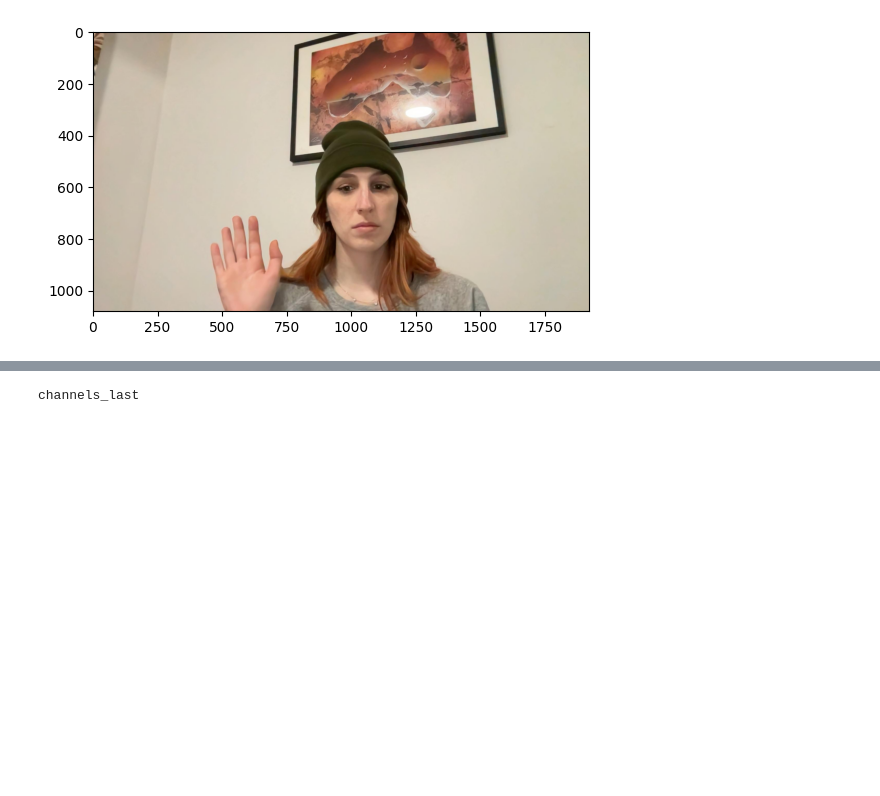
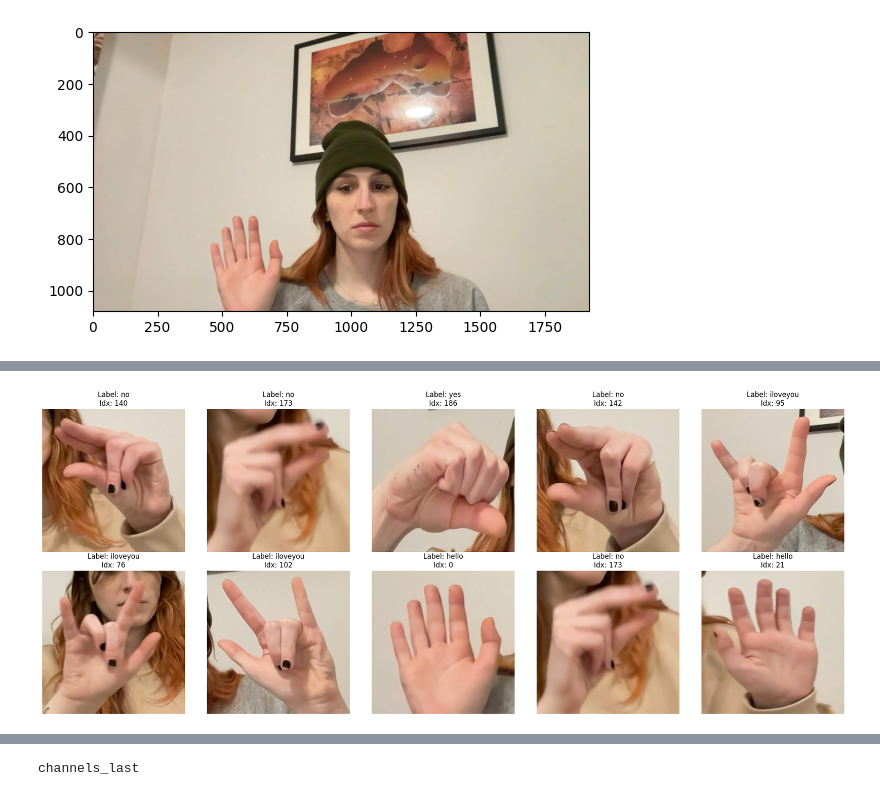
Before and after one commit to amalolepszy/hand-sign-recognition, a Jupyter notebook: with_detect_hands.ipynb, the cells around one changed output, grey strips where cells are left out. Saved outputs shown, nothing was run; the diff lists cells and outputs as text; code cells hidden in the pictures; blank space fills up the shorter version.

```diff
--- a/with_detect_hands.ipynb
+++ b/with_detect_hands.ipynb
@@ -62,2 +64,3 @@ IMG_SIZE = 400
 # %%
-NUMBER_OF_CLASSES = 5
+NUMBER_OF_CLASSES = len(CLASSES)
+NUMBER_OF_CLASSES
@@ -168,3 +191,34 @@ Zakończono wczytywanie.
+# %%
+import matplotlib.pyplot as plt
+import numpy as np
+
+def visualize_crops(images, labels, num_samples=10):
+    plt.figure(figsize=(20, 8))
+
+    # Losujemy indeksy, żeby nie oglądać tylko pierwszych zdjęć
+    indices = np.random.randint(0, len(images), num_samples)
+
+    for i, idx in enumerate(indices):
+        # Pobieramy obraz i etykietę
+        img = images[idx]
+        label_onehot = labels[idx]
+
+        # Dekodowanie One-Hot (np. [0, 0, 1, 0] -> 2)
+        class_idx = np.argmax(label_onehot)
+        class_name = CLASSES[class_idx] if class_idx < len(CLASSES) else f"Class {class_idx}"
+
+        plt.subplot(2, 5, i + 1) # Układ 2 rzędy po 5 zdjęć
+        plt.imshow(img)
+        plt.title(f"Label: {class_name}\nIdx: {idx}")
+        plt.axis('off')
+
+    plt.tight_layout()
+    plt.show()
+
+
+visualize_crops(X_train, y_train)
+# %% [output]
+[figure, added]
 # %%
 X_train.shape
 # %% [output]
```
Also changed, not shown: parts of 17 cells of this notebook, 6 other files.
